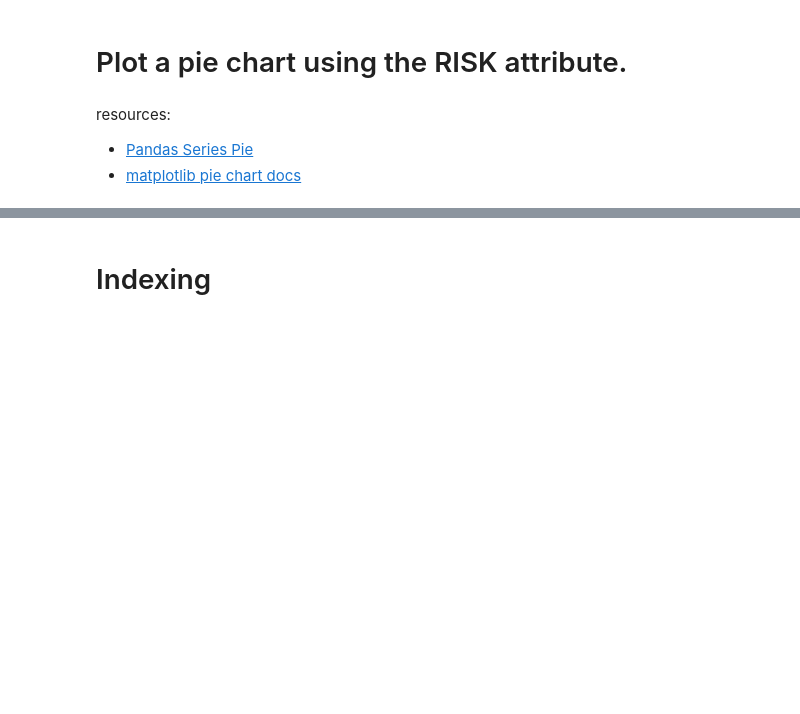
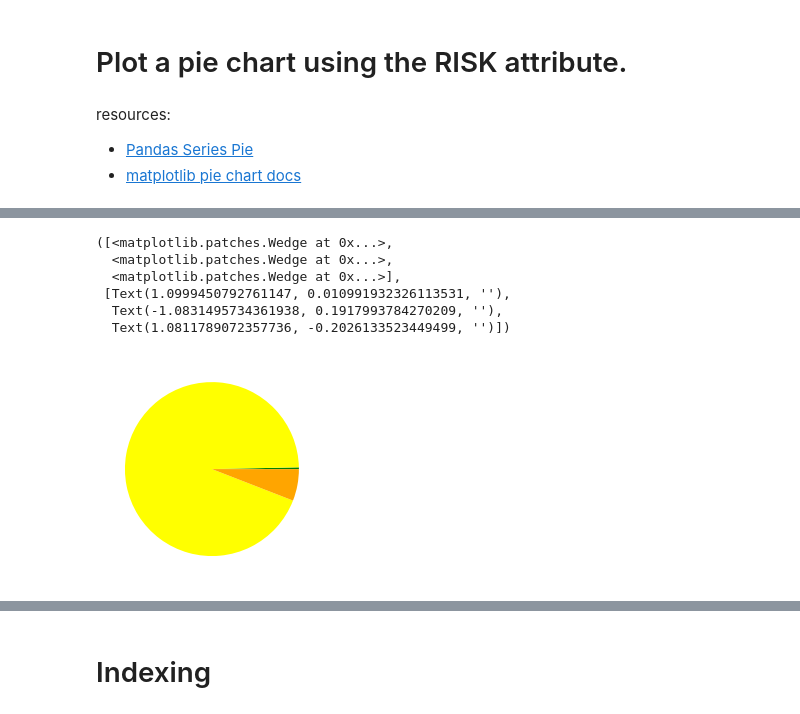
Before and after one commit to vandanafs/DataEngineering.Labs.CityOfNewarkDETreeSurvey, a Jupyter notebook: newark_de_tree_survey.ipynb, the cells around one changed output, grey strips where cells are left out. Cells and saved outputs as stored; diff of their text form; code cells hidden in the pictures; blank space fills up the shorter version.

```diff
--- a/newark_de_tree_survey.ipynb
+++ b/newark_de_tree_survey.ipynb
@@ -91,3 +247,7 @@ resources:
 # %%
 # How can we determine all of the possible values describing the RISK associated with each tree
 # along with the corresponding row counts?
+risk_count=new_df[['COMMON','RISK']].groupby('RISK').count()
+
+risk_count.columns=['COUNT']
+risk_count
@@ -97,7 +263,19 @@ resources:
 # Green -> Low
 # Yellow -> Moderate
 # Orange -> High
+
+colors=['GREEN','YELLOW','Orange']
+labels=['Low','Moderate','High']
 # %%
 # Plot the pie chart here
+plot.pie(risk_count.COUNT,colors=colors)
+# %% [output]
+([<matplotlib.patches.Wedge at 0x...>,
+  <matplotlib.patches.Wedge at 0x...>,
+  <matplotlib.patches.Wedge at 0x...>],
+ [Text(1.0999450792761147, 0.010991932326113531, ''),
+  Text(-1.0831495734361938, 0.1917993784270209, ''),
+  Text(1.0811789072357736, -0.2026133523449499, '')])
+[figure, added]
 # %%
 # How many entries have missing values for the RISK attribute? Why are these values missing?
```
Also changed, not shown: parts of 29 cells of this notebook.
